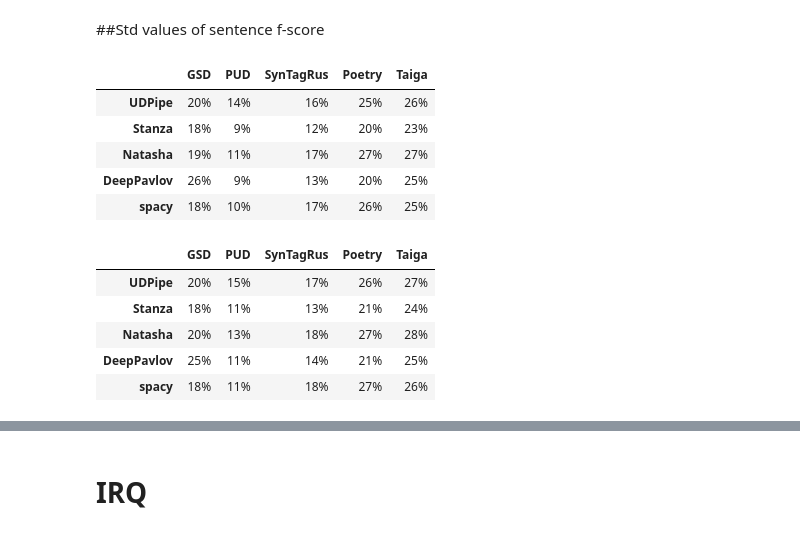
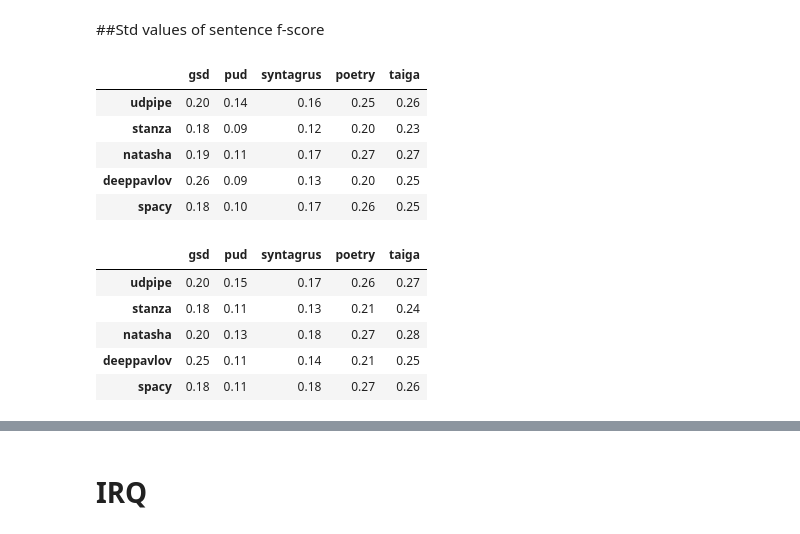
Before and after one commit to Derinhelm/parser_stat, a Jupyter notebook: Russian_parser_statistics.ipynb, the cells around one changed output, grey strips where cells are left out. Cells and saved outputs as stored; diff of their text form; code cells hidden in the pictures.

```diff
--- a/Russian_parser_statistics.ipynb
+++ b/Russian_parser_statistics.ipynb
@@ -401,13 +407,10 @@ las_mean_df.round(2)
 # %%
 import matplotlib.pyplot as plt
-from matplotlib import colormaps
 
 x_count = 2
 y_count = 5
-colors = colormaps["Set3"].colors[:1] + colormaps["Set3"].colors[2:3] + colormaps["Set3"].colors[4:]
-parser_colors = {p:colors[i] for (i, p) in enumerate(parser_names)}
 
-f, ax = plt.subplots(x_count, y_count, figsize=(21, 7), sharey=True)
+f, ax = plt.subplots(x_count, y_count, figsize=(21, 5), sharey=True)
 plt.subplots_adjust(wspace=0.08, hspace=0.4)
 for i, t in enumerate(treebank_names):
   u_titles, u_values = list(zip(*(sorted(dict(uas_mean_df[t]).items(), key=lambda x:-x[1]))))
@@ -426,6 +429,6 @@ for i, t in enumerate(treebank_names):
   cur_ax.set_title(f"LAS_{t}", size=20, weight="bold")
   cur_ax.set_ylim([0, 1.0])
   cur_ax.set_xticks(list(range(len(l_titles))), [p[:2].upper() for p in l_titles], fontdict={'fontsize':16})
-plt.savefig("/content/pics/sorted_metrics.eps", format='eps', dpi=300, bbox_inches='tight')
+plt.savefig("/content/pics/sorted_mean.eps", format='eps', dpi=300, bbox_inches='tight')
 plt.show()
 # %% [output]
@@ -442,16 +467,16 @@ plt.show()
 # %% [markdown]
 ##Std values of sentence f-score
 # %%
-uas_std_df = pd.DataFrame([[f"{align_uas_f[treebank][p].std() * 100:.0f}%"
+uas_std_df = pd.DataFrame([[align_uas_f[treebank][p].std()
                           for treebank in treebank_names] for p in parser_names],
-                        index=parser_titles, columns=treebank_titles)
+                        index=parser_names, columns=treebank_names)
 # %%
-uas_std_df
+uas_std_df.round(2)
 # %% [output]
-|  | GSD | PUD | SynTagRus | Poetry | Taiga |
-| UDPipe | 20% | 14% | 16% | 25% | 26% |
-| Stanza | 18% | 9% | 12% | 20% | 23% |
-| Natasha | 19% | 11% | 17% | 27% | 27% |
-| DeepPavlov | 26% | 9% | 13% | 20% | 25% |
-| spacy | 18% | 10% | 17% | 26% | 25% |
+|  | gsd | pud | syntagrus | poetry | taiga |
+| udpipe | 0.20 | 0.14 | 0.16 | 0.25 | 0.26 |
+| stanza | 0.18 | 0.09 | 0.12 | 0.20 | 0.23 |
+| natasha | 0.19 | 0.11 | 0.17 | 0.27 | 0.27 |
+| deeppavlov | 0.26 | 0.09 | 0.13 | 0.20 | 0.25 |
+| spacy | 0.18 | 0.10 | 0.17 | 0.26 | 0.25 |
 # %%
@@ -461,9 +486,9 @@ las_std_df = pd.DataFrame([[f"{align_las_f[treebank][p].std() * 100:.0f}%"
 # %%
-las_std_df
+las_std_df.round(2)
 # %% [output]
-|  | GSD | PUD | SynTagRus | Poetry | Taiga |
-| UDPipe | 20% | 15% | 17% | 26% | 27% |
-| Stanza | 18% | 11% | 13% | 21% | 24% |
-| Natasha | 20% | 13% | 18% | 27% | 28% |
-| DeepPavlov | 25% | 11% | 14% | 21% | 25% |
-| spacy | 18% | 11% | 18% | 27% | 26% |
+|  | gsd | pud | syntagrus | poetry | taiga |
+| udpipe | 0.20 | 0.15 | 0.17 | 0.26 | 0.27 |
+| stanza | 0.18 | 0.11 | 0.13 | 0.21 | 0.24 |
+| natasha | 0.20 | 0.13 | 0.18 | 0.27 | 0.28 |
+| deeppavlov | 0.25 | 0.11 | 0.14 | 0.21 | 0.25 |
+| spacy | 0.18 | 0.11 | 0.18 | 0.27 | 0.26 |
```
Also changed, not shown: parts of 22 cells of this notebook.
